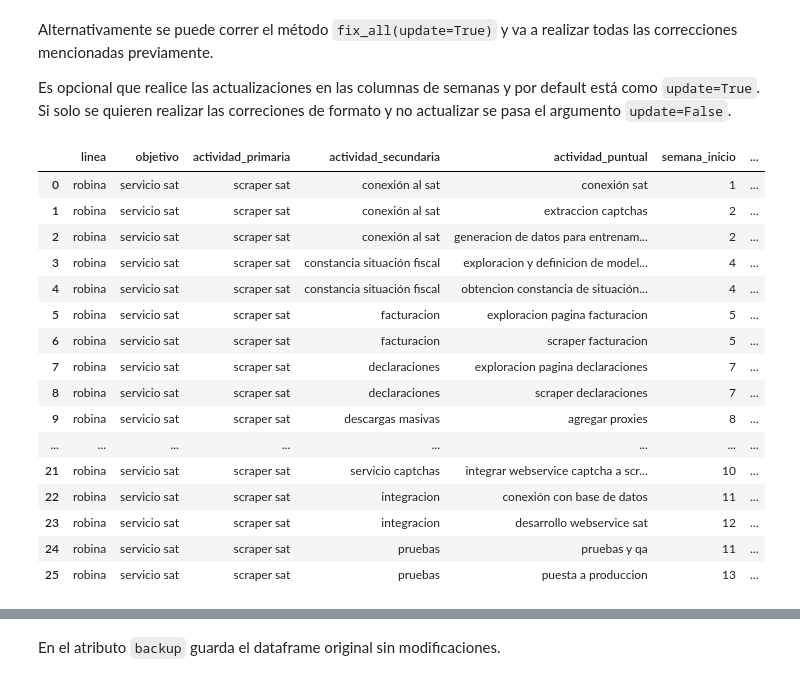
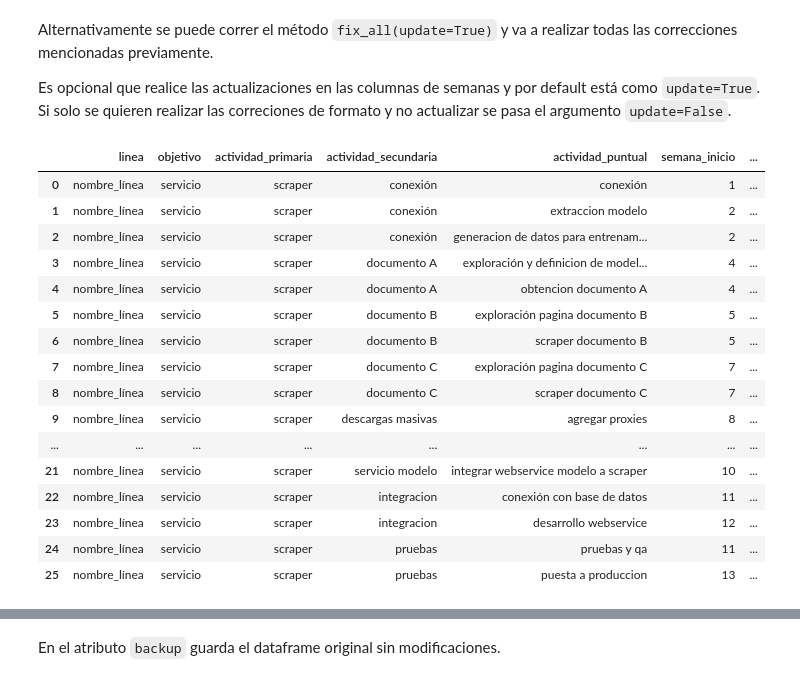
Before and after one commit to ol-uniclick/mapas_actividades, a Jupyter notebook: modulo_mapas.ipynb, the cells around one changed output, grey strips where cells are left out. Saved outputs shown, nothing was run; the diff lists cells and outputs as text; code cells hidden in the pictures.

Commit message:
Se quitaron nombres para mayor privacidad

```diff
--- a/modulo_mapas.ipynb
+++ b/modulo_mapas.ipynb
@@ -105,26 +105,26 @@ Alternativamente se puede correr el método `fix_all(update=True)` y va a realiz
 
 Es  opcional que realice las actualizaciones en las columnas de semanas y por default está como `update=True`. Si solo se quieren realizar las correciones de formato y no actualizar se pasa el argumento `update=False`.
 # %%
-mapa2 = Mapa('mapa_actividades.csv')
+mapa2 = Mapa('mapa_demo.csv')
 mapa2.df
 # %% [output]
 |  | linea | objetivo | actividad_primaria | actividad_secundaria | actividad_puntual | semana_inicio | ... |
-| 0 | robina | servicio sat | scraper sat | conexión al sat | conexión sat | 1 | ... |
-| 1 | robina | servicio sat | scraper sat | conexión al sat | extraccion captchas | 2 | ... |
-| 2 | robina | servicio sat | scraper sat | conexión al sat | generacion de datos para entrenam... | 2 | ... |
-| 3 | robina | servicio sat | scraper sat | constancia situación fiscal | exploracion y definicion de model... | 4 | ... |
-| 4 | robina | servicio sat | scraper sat | constancia situación fiscal | obtencion constancia de situación... | 4 | ... |
-| 5 | robina | servicio sat | scraper sat | facturacion | exploracion pagina facturacion | 5 | ... |
-| 6 | robina | servicio sat | scraper sat | facturacion | scraper facturacion | 5 | ... |
-| 7 | robina | servicio sat | scraper sat | declaraciones | exploracion pagina declaraciones | 7 | ... |
-| 8 | robina | servicio sat | scraper sat | declaraciones | scraper declaraciones | 7 | ... |
-| 9 | robina | servicio sat | scraper sat | descargas masivas | agregar proxies | 8 | ... |
+| 0 | nombre_línea | servicio | scraper | conexión | conexión | 1 | ... |
+| 1 | nombre_línea | servicio | scraper | conexión | extraccion modelo | 2 | ... |
+| 2 | nombre_línea | servicio | scraper | conexión | generacion de datos para entrenam... | 2 | ... |
+| 3 | nombre_línea | servicio | scraper | documento A | exploración y definicion de model... | 4 | ... |
+| 4 | nombre_línea | servicio | scraper | documento A | obtencion documento A | 4 | ... |
+| 5 | nombre_línea | servicio | scraper | documento B | exploración pagina documento B | 5 | ... |
+| 6 | nombre_línea | servicio | scraper | documento B | scraper documento B | 5 | ... |
+| 7 | nombre_línea | servicio | scraper | documento C | exploración pagina documento C | 7 | ... |
+| 8 | nombre_línea | servicio | scraper | documento C | scraper documento C | 7 | ... |
+| 9 | nombre_línea | servicio | scraper | descargas masivas | agregar proxies | 8 | ... |
 | ... | ... | ... | ... | ... | ... | ... | ... |
-| 21 | robina | servicio sat | scraper sat | servicio captchas | integrar webservice captcha a scr... | 10 | ... |
-| 22 | robina | servicio sat | scraper sat | integracion | conexión con base de datos | 11 | ... |
-| 23 | robina | servicio sat | scraper sat | integracion | desarrollo webservice sat | 12 | ... |
-| 24 | robina | servicio sat | scraper sat | pruebas | pruebas y qa | 11 | ... |
-| 25 | robina | servicio sat | scraper sat | pruebas | puesta a produccion | 13 | ... |
+| 21 | nombre_línea | servicio | scraper | servicio modelo | integrar webservice modelo a scraper | 10 | ... |
+| 22 | nombre_línea | servicio | scraper | integracion | conexión con base de datos | 11 | ... |
+| 23 | nombre_línea | servicio | scraper | integracion | desarrollo webservice | 12 | ... |
+| 24 | nombre_línea | servicio | scraper | pruebas | pruebas y qa | 11 | ... |
+| 25 | nombre_línea | servicio | scraper | pruebas | puesta a produccion | 13 | ... |
 # %%
 mapa2.fix_all()
 # %%
```
Also changed, not shown: parts of 5 cells of this notebook, 1 other file.
